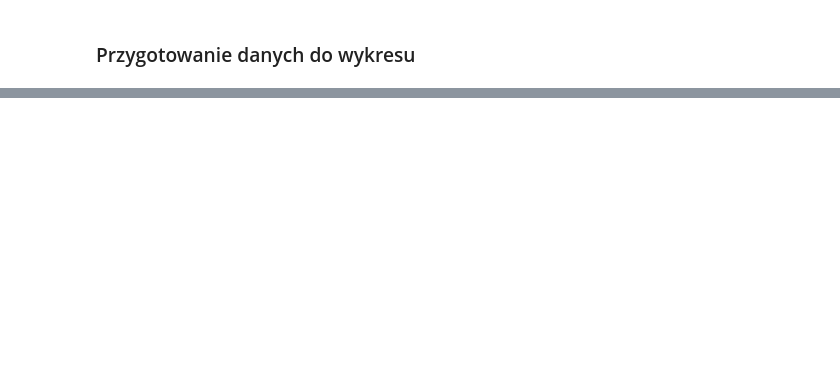
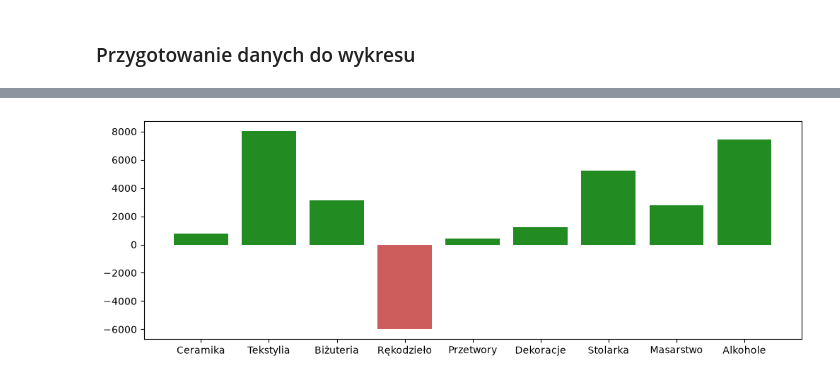
Before and after one commit to K1ara1/DataVisualization, a Jupyter notebook: 01-bar.ipynb, the cells around one changed output, grey strips where cells are left out. Cells and saved outputs as stored; diff of their text form; code cells hidden in the pictures; blank space fills up the shorter version.

```diff
--- a/01-bar.ipynb
+++ b/01-bar.ipynb
@@ -329,0 +355,17 @@ plt. show()
+# %%
+order = CATEGORIES
+t1_revenue_total = t1.set_index("category").loc[order]["revenue_pln"]
+t2_revenue_total = t2.set_index("category").loc[order]["revenue_pln"]
+
+base = t1_revenue_total
+delta = t2_revenue_total - t1_revenue_total
+
+pct = np.divide(delta, base, out=np.full_like(base, np.nan, dtype=float), where=base!=0) * 100.
+t_delta = pd.DataFrame({
+    "category": order,
+    "t1_pln": t1_revenue_total.astype(int),
+    "t2_pln": t2_revenue_total.astype(int),
+    "delta_pln": delta.astype(int),
+    "delta_pct": np.round(pct, 1)
+}).reset_index(drop=True)
+display(t_delta)
@@ -329,0 +383,7 @@ plt. show()
+# %%
+colors = ["forestgreen" if v >= 0 else "indianred" for v in t_delta["delta_pln"]]
+plt.figure(figsize=(12, 4))
+plt.bar(t_delta["category"], t_delta["delta_pln"], color=colors)
+plt.show()
+# %% [output]
+[figure, added]
```
Also changed, not shown: parts of 16 cells of this notebook.
